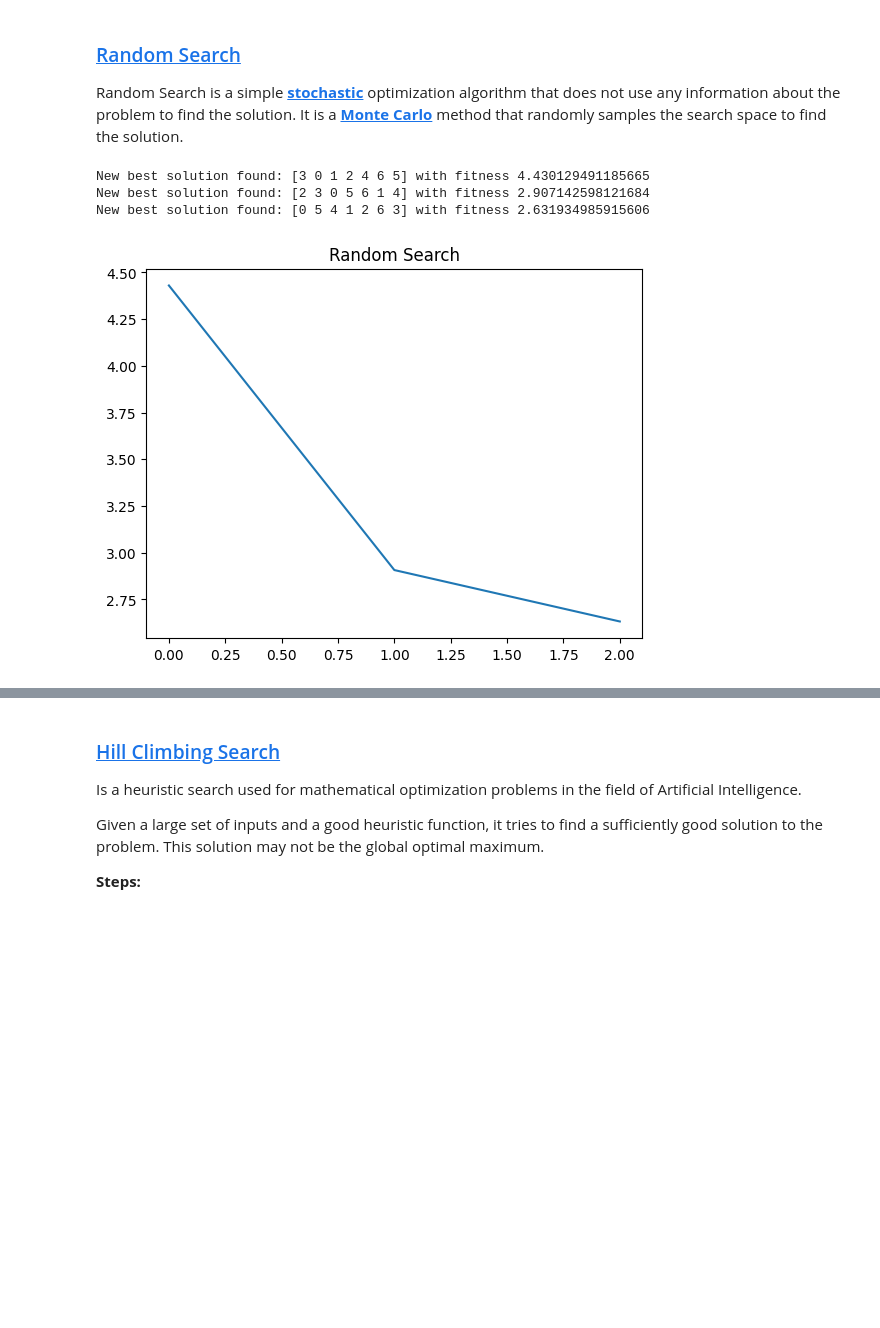
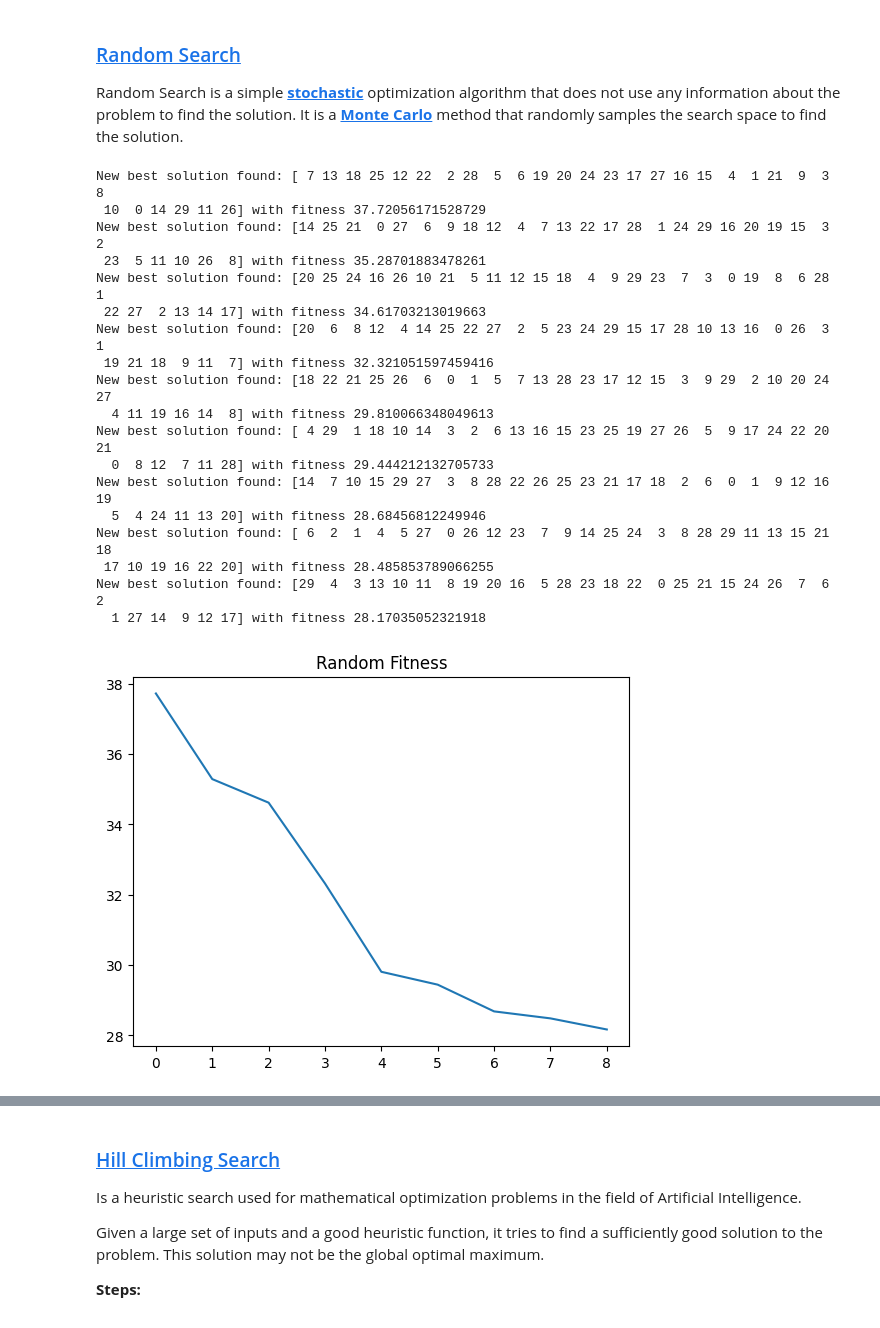
Before and after one commit to Yrrrrrf/artificial_intelligence, a Jupyter notebook: projects/tsp_genetic_algorithms/traveling_salesman_problem.ipynb, the cells around one changed output, grey strips where cells are left out. Drawn from its saved outputs; the diff is of its cells as text; code cells hidden in the pictures; blank space fills up the shorter version.

```diff
--- a/projects/tsp_genetic_algorithms/traveling_salesman_problem.ipynb
+++ b/projects/tsp_genetic_algorithms/traveling_salesman_problem.ipynb
@@ -96,13 +95,13 @@ def mutate(offspring: np.ndarray) -> np.ndarray:
         offspring = np.random.permutation(offspring)  # shuffle offspring (mutation)
     return offspring  # return offspring
 # %%
-cities = generate_cities(CITIES)  # generate cities
-# cities = np.array([[np.cos(2 * np.pi * i / CITIES), np.sin(2 * np.pi * i / CITIES)] for i in range(CITIES)])
+# cities = generate_cities(CITIES)  # generate cities
+cities = np.array([[np.cos(2 * np.pi * i / CITIES), np.sin(2 * np.pi * i / CITIES)] for i in range(CITIES)])
 print(cities)
 
 # draw the circle
 plt.figure(figsize=(12, 12))
-plt.plot(np.cos(2 * np.pi * np.linspace(0, 1, 100)), np.sin(2 * np.pi * np.linspace(0, 1, 100)), c='gray')  # draw the circle
+# plt.plot(np.cos(2 * np.pi * np.linspace(0, 1, 100)), np.sin(2 * np.pi * np.linspace(0, 1, 100)), c='gray')  # draw the circle
 plt.scatter(cities[:, 0], cities[:, 1], c='blue', s=100)  # draw the cities
 [plt.annotate(f"({city[0]:.2f}, {city[1]:.2f})", (city[0], city[1]), fontsize=10) for _, city in enumerate(cities)]  # add the coordinates to the cities
 plt.title("Cities")
@@ -193,20 +177,30 @@ See also the [original paper](https://watermark.silverchair.com/6-3-293.pdf?toke
 # %%
-def heap_permutations(cities: np.ndarray, size: int) -> np.ndarray:
+def heaps_algorithm(cities: np.ndarray, size: int, generations: int = 1000) -> tuple[np.ndarray, list[float]]:
     permutations = []  # List to store permutations
+    fitnesses = []  # List to store fitness values
 
-    # Auxiliar function to generate all permutations of a list
+    # Auxiliary function to generate all permutations of a list
     def generate_permutations(cities: np.ndarray, n: int) -> None:
-        if n != 1:  # if size is not 1 then generate all permutations of size n-1
-            for i in range(n):  # One by one move all characters from first to last
-                generate_permutations(cities, n - 1)  # call itself to recursively to gen permutations
-                if n % 2 == 0:  # if n is even swap ith and last element
+        nonlocal permutations, fitnesses  # nonlocal variables (to be able to modify them)
+
+        if n != 1:  # If size is not 1, then generate all permutations of size n-1
+            for i in range(n):  # One by one move all characters from the first to the last
+                generate_permutations(cities, n - 1)  # Call itself recursively to generate permutations
+                if n % 2 == 0:  # If n is even, swap the i-th and the last element
                     cities[i], cities[n - 1] = cities[n - 1], cities[i]
-                else:  # If n is odd swap first and last element
+                else:  # If n is odd, swap the first and the last element
                     cities[0], cities[n - 1] = cities[n - 1], cities[0]
-        else: permutations.append(cities.copy())  # If size is 1 then append the obtained permutation
+                if len(permutations) >= generations:  # Check if the maximum number of generations is reached
+                    return
+        else:  # If size is 1, then append the obtained permutation
+            permutations.append(cities.copy())  # If size is 1, then append the obtained permutation
 
     generate_permutations(cities.copy(), size)  # Generate all permutations of cities
-    return np.array(permutations)  # Return permutations as a numpy array
+    for i in range(len(permutations)):  # Calculate the fitness of each permutation
+        fitnesses.append(sum([get_distance_between_cities(permutations[i][j], permutations[i][j + 1]) for j in range(len(permutations[i]) - 1)]))
+        print(f"Fitness of permutation {i}: {fitnesses[i]}")
 
-solution = np.arange(CITIES)
-permutations = heap_permutations(cities, len(solution))
+    return permutations[fitnesses.index(min(fitnesses))], fitnesses  # Return the best solution and all fitnesses
+
+heaps_solution = heaps_algorithm(cities.copy(), len(np.arange(CITIES)))
+plot_fitness("Heap's Algorithm Fitness", sorted(heaps_solution[1], reverse=True))  # plot fitness
@@ -313,35 +366,49 @@ Random Search is a simple **[stochastic](https://en.wikipedia.org/wiki/Stochasti
 # %%
 def random_search(cities: np.ndarray, iterations: int = 100) -> tuple[np.ndarray, list[float]]:
     """
     Random Search Algorithm is a simple one. Just generate a random solution and check if it is better than the best solution found so far.
     If it is, then update the best solution. Repeat this process for a given number of iterations.
 
     ### Parameters:
         cities: np.ndarray - The cities to visit.
         iterations: int - The number of iterations to run the algorithm for.
 
     ### Returns:
         np.ndarray - The best solution found.
     """
     best_fitness = np.inf
     best_solution = np.arange(CITIES)
 
     all_fitnesses = []  # list to store all fitnesses
     for _ in range(iterations):  # for each iteration
         solution = np.random.permutation(CITIES)
         fitness = np.sum([get_distance_between_cities(cities[solution[i]], cities[solution[i + 1]]) for i in range(CITIES - 1)])
         if fitness < best_fitness:
             all_fitnesses.append(fitness)  # add fitness to list
-            print(f"New best solution found: {solution} with fitness {fitness}")
+            print(f"New best solution found: {solution} with fitness \033[92m{fitness}\033[0m")
             best_fitness = fitness
             best_solution = solution  # update best solution
     return (best_solution, all_fitnesses)  # return best solution
 
-random_solution = random_search(cities, 10)  # just run for 10 iterations (for the sake of time)
-
-plot_fitness("Random Search", random_solution[1])  # plot the fitnesses
+random_solution = random_search(cities, iterations=GENERATIONS*20)  # just run for 10 iterations (for the sake of time)
+plot_fitness("Random Fitness", random_solution[1])  # plot the fitnesses
 # %% [output]
-New best solution found: [3 0 1 2 4 6 5] with fitness 4.430129491185665
-New best solution found: [2 3 0 5 6 1 4] with fitness 2.907142598121684
-New best solution found: [0 5 4 1 2 6 3] with fitness 2.631934985915606
+New best solution found: [ 7 13 18 25 12 22  2 28  5  6 19 20 24 23 17 27 16 15  4  1 21  9  3  8
+ 10  0 14 29 11 26] with fitness 37.72056171528729
+New best solution found: [14 25 21  0 27  6  9 18 12  4  7 13 22 17 28  1 24 29 16 20 19 15  3  2
+ 23  5 11 10 26  8] with fitness 35.28701883478261
+New best solution found: [20 25 24 16 26 10 21  5 11 12 15 18  4  9 29 23  7  3  0 19  8  6 28  1
+ 22 27  2 13 14 17] with fitness 34.61703213019663
+New best solution found: [20  6  8 12  4 14 25 22 27  2  5 23 24 29 15 17 28 10 13 16  0 26  3  1
+ 19 21 18  9 11  7] with fitness 32.321051597459416
+New best solution found: [18 22 21 25 26  6  0  1  5  7 13 28 23 17 12 15  3  9 29  2 10 20 24 27
+  4 11 19 16 14  8] with fitness 29.810066348049613
+New best solution found: [ 4 29  1 18 10 14  3  2  6 13 16 15 23 25 19 27 26  5  9 17 24 22 20 21
+  0  8 12  7 11 28] with fitness 29.444212132705733
+New best solution found: [14  7 10 15 29 27  3  8 28 22 26 25 23 21 17 18  2  6  0  1  9 12 16 19
+  5  4 24 11 13 20] with fitness 28.68456812249946
+New best solution found: [ 6  2  1  4  5 27  0 26 12 23  7  9 14 25 24  3  8 28 29 11 13 15 21 18
+ 17 10 19 16 22 20] with fitness 28.485853789066255
+New best solution found: [29  4  3 13 10 11  8 19 20 16  5 28 23 18 22  0 25 21 15 24 26  7  6  2
+  1 27 14  9 12 17] with fitness 28.17035052321918
-[figure, old version]
+[figure, new version]
```
Also changed, not shown: parts of 18 cells of this notebook.
